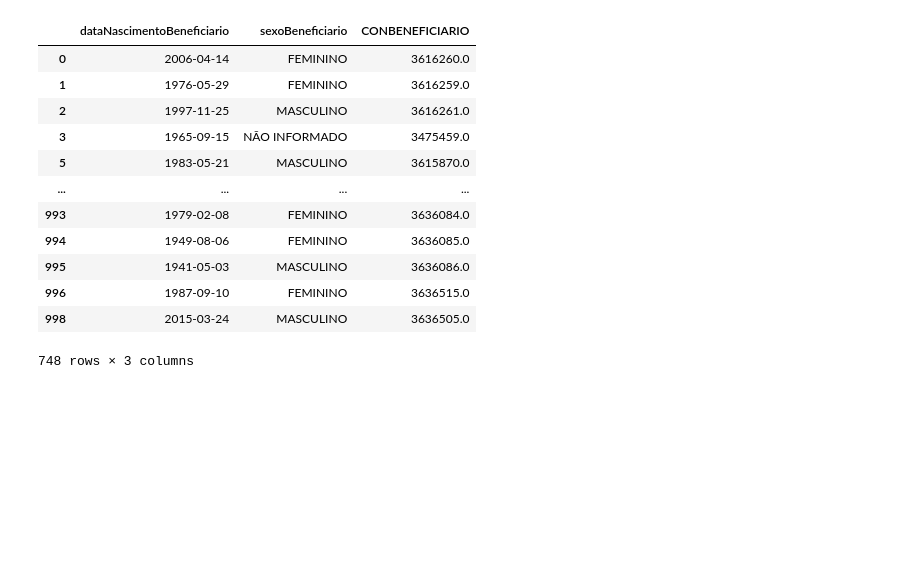
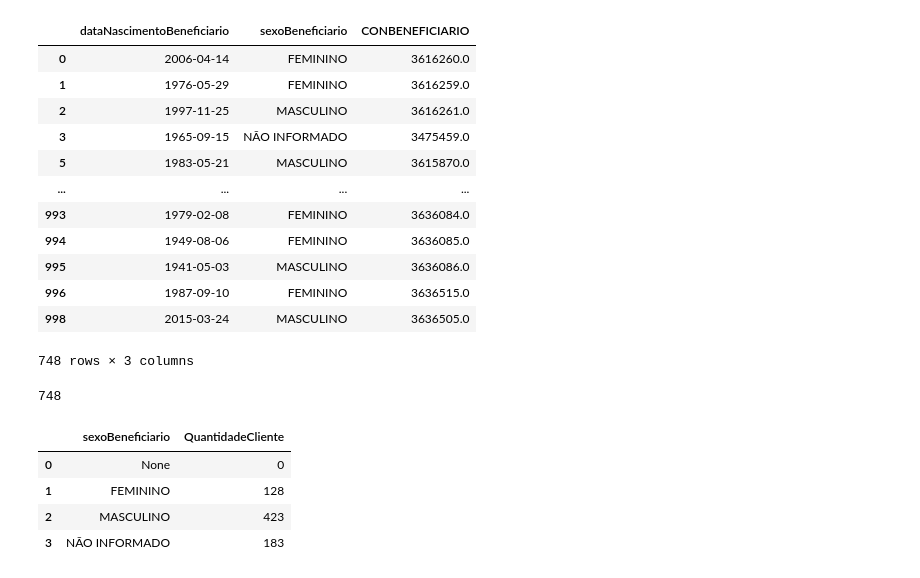
Before and after one commit to levelup-python/alura_insurance, a Jupyter notebook: Python_Data_Science/pandas_io.ipynb, the cells around one changed output. Drawn from its saved outputs; the diff is of its cells as text; code cells hidden in the pictures; blank space fills up the shorter version.

```diff
--- a/Python_Data_Science/pandas_io.ipynb
+++ b/Python_Data_Science/pandas_io.ipynb
@@ -131,0 +120,10 @@ beneficiario
+# %%
+engine = sql.create_engine('sqlite:///database.db')
+cliente.to_sql('cliente', engine, index=False, if_exists='replace')
+inscricao.to_sql('inscricao', engine, index=False, if_exists='replace')
+itemcontratado.to_sql('itemcontratado', engine, index=False, if_exists='replace')
+itembeneficiario.to_sql('itembeneficiario', engine, index=False, if_exists='replace')
+beneficiario.to_sql('beneficiario', engine, index=False, if_exists='replace')
+# engine = engine.connect()
+# %% [output]
+748
@@ -131,0 +133,10 @@ beneficiario
+# %%
+qtd_benef_por_sexo = pd.read_sql('''select sexoBeneficiario, count(sexoBeneficiario) as QuantidadeCliente from beneficiario
+                                 group by sexoBeneficiario''', engine)
+qtd_benef_por_sexo
+# %% [output]
+|  | sexoBeneficiario | QuantidadeCliente |
+| 0 | None | 0 |
+| 1 | FEMININO | 128 |
+| 2 | MASCULINO | 423 |
+| 3 | NÃO INFORMADO | 183 |
```
Also changed, not shown: parts of 4 cells of this notebook, 4 other files.
